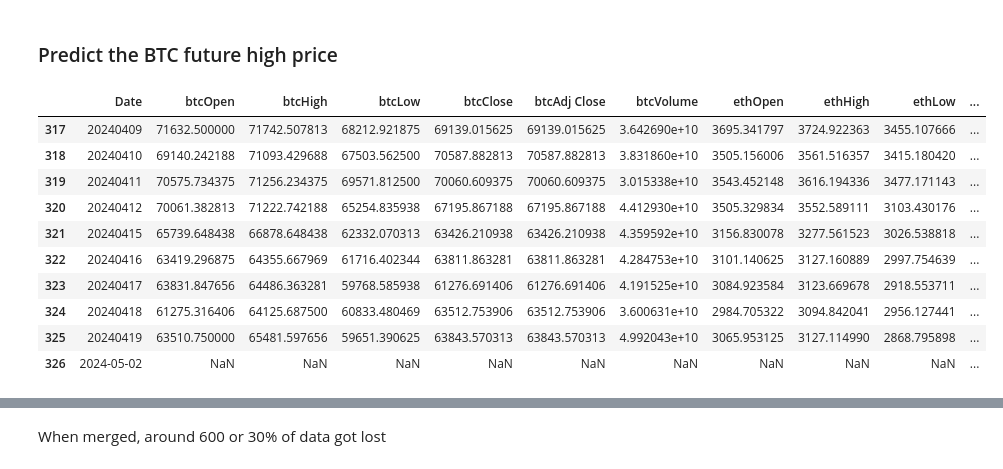
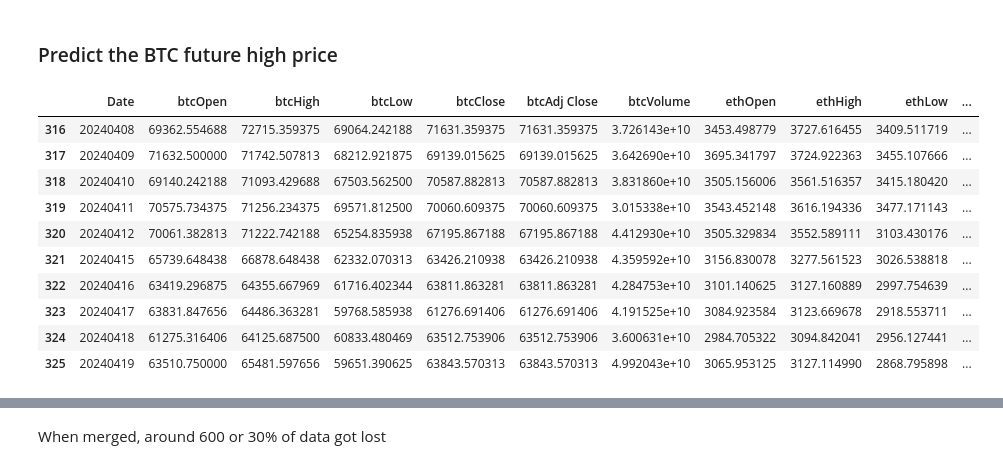
Before and after one commit to khainl1110/BitcoinPrediction, a Jupyter notebook: backend/model.ipynb, the cells around one changed output, grey strips where cells are left out. Saved outputs shown, nothing was run; the diff lists cells and outputs as text; code cells hidden in the pictures.

Commit message:
fix error when returning

```diff
--- a/backend/model.ipynb
+++ b/backend/model.ipynb
@@ -354,12 +354,15 @@ class Utils:
 ### Pedictor class to call predictor model
 # %%
 class Predictor:
+
+    X_ = []
     def __init__(self, X, y):
         self.X = X
         self.y = y
         self.y_btcHigh_pred = []
         self.x_btcHigh_train = []
         self.y_btcHigh_train = []
+        Predictor.X_ = self.X
 
     def getAllPredictionsBTCHigh(self):
         return self.y_btcHigh_pred
@@ -379,6 +382,7 @@ class Predictor:
         #New training data
         if (date!=None):
             self.X = utils._newTrainingData({'Date': date}, self.X)
+            Predictor.X_ = self.X
 
         # Split the data into training subsets
         train_data, test_data, = model._split(self.X, self.y, ratio=0.7, random_state=123 )
@@ -400,7 +404,7 @@ class Predictor:
         self.x_btcHigh_train = X_train_btcHigh
         self.y_btcHigh_train = y_train_btcHigh
 
-        return self.X.tail(30), y_pred_btcHigh.tail(7).to_string(index=False)
+        return self.X.dropna().tail(15), y_pred_btcHigh.tail(15)
 # %% [markdown]
 ###  Predict the BTC high price
 # %%
@@ -480,11 +484,12 @@ X = df
 y = df['btcHigh']
 predictor = Predictor(X,y)
 
-X, pred = predictor._predictWithLinearRegression(tomorrow)
+X0, pred = predictor._predictWithLinearRegression(tomorrow)
 # %%
-X.tail(10)
+X0.tail(10)
 # %% [output]
 |  | Date | btcOpen | btcHigh | btcLow | btcClose | btcAdj Close | btcVolume | ethOpen | ethHigh | ethLow | ... |
+| 316 | 20240408 | 69362.554688 | 72715.359375 | 69064.242188 | 71631.359375 | 71631.359375 | 3.726143e+10 | 3453.498779 | 3727.616455 | 3409.511719 | ... |
 | 317 | 20240409 | 71632.500000 | 71742.507813 | 68212.921875 | 69139.015625 | 69139.015625 | 3.642690e+10 | 3695.341797 | 3724.922363 | 3455.107666 | ... |
 | 318 | 20240410 | 69140.242188 | 71093.429688 | 67503.562500 | 70587.882813 | 70587.882813 | 3.831860e+10 | 3505.156006 | 3561.516357 | 3415.180420 | ... |
 | 319 | 20240411 | 70575.734375 | 71256.234375 | 69571.812500 | 70060.609375 | 70060.609375 | 3.015338e+10 | 3543.452148 | 3616.194336 | 3477.171143 | ... |
@@ -494,7 +499,6 @@ X.tail(10)
 | 323 | 20240417 | 63831.847656 | 64486.363281 | 59768.585938 | 61276.691406 | 61276.691406 | 4.191525e+10 | 3084.923584 | 3123.669678 | 2918.553711 | ... |
 | 324 | 20240418 | 61275.316406 | 64125.687500 | 60833.480469 | 63512.753906 | 63512.753906 | 3.600631e+10 | 2984.705322 | 3094.842041 | 2956.127441 | ... |
 | 325 | 20240419 | 63510.750000 | 65481.597656 | 59651.390625 | 63843.570313 | 63843.570313 | 4.992043e+10 | 3065.953125 | 3127.114990 | 2868.795898 | ... |
-| 326 | 2024-05-02 | NaN | NaN | NaN | NaN | NaN | NaN | NaN | NaN | NaN | ... |
 # %%
 pred
 # %% [output]
```
Also changed, not shown: parts of 10 cells of this notebook, 1 other file.
